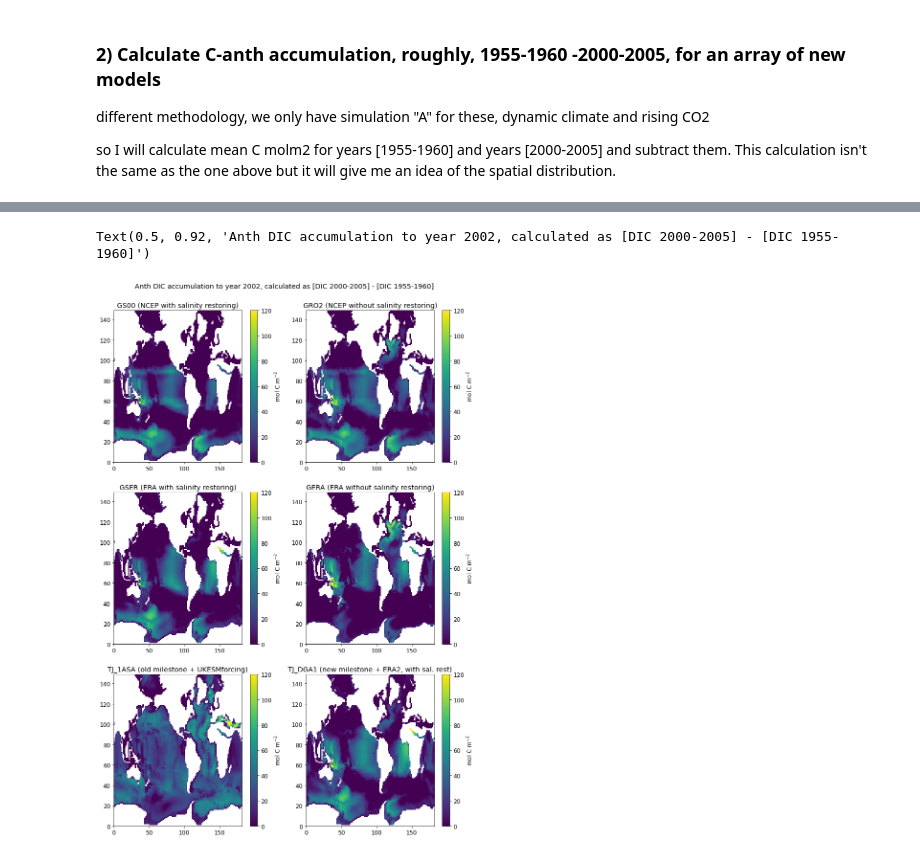
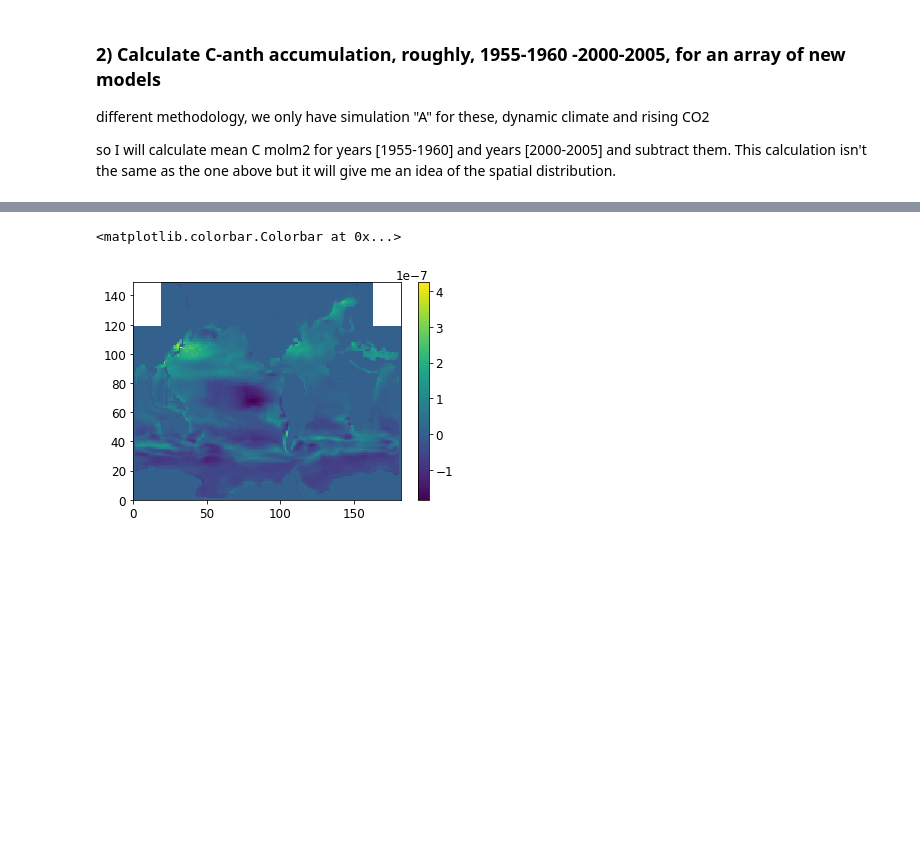
Before and after one commit to tjarnikova/SOZONE, a Jupyter notebook: GRO2_FORCING_EXPERIMENT/anthCarbonAccumulation_figx3.4.2.ipynb, the cells around one changed output, grey strips where cells are left out. Drawn from its saved outputs; the diff is of its cells as text; code cells hidden in the pictures; blank space fills up the shorter version.

Commit message:
make anth carbon accumulation better

```diff
--- a/GRO2_FORCING_EXPERIMENT/anthCarbonAccumulation_figx3.4.2.ipynb
+++ b/GRO2_FORCING_EXPERIMENT/anthCarbonAccumulation_figx3.4.2.ipynb
@@ -186,27 +326,8 @@ DGA1_anthdic_molm2_2d = get_anthdic_mol_m2(model_name = 'TOM12_TJ_DGA1')
 # %%
-fact = 1.1
-fig, axs = plt.subplots(3,2, figsize=(12*fact, 18*fact), facecolor='w', edgecolor='k')
-axs = axs.ravel()
+w = xr.open_dataset('/gpfs/data/greenocean/software/runs/TOM12_TJ_DGA1/ORCA2_1m_20190101_20191231_diad_T.nc')
 
-anthdics = [GS00_anthdic_molm2_2d,
-            GRO2_anthdic_molm2_2d,
-            GSER_anthdic_molm2_2d,
-            GERA_anthdic_molm2_2d, \
-           TJ_1ASA_anthdic_molm2_2d,
-            DGA1_anthdic_molm2_2d]
-titles = ['GS00 (NCEP with salinity restoring)',
-          'GRO2 (NCEP without salinity restoring)',
-          'GSER (ERA with salinity restoring)',
-          'GERA (ERA without salinity restoring)',
-          'TJ_1ASA (old milestone + UKESMforcing)',
-          'TJ_DGA1 (new milestone + ERA2, with sal. rest)']
-
-for i in range(0,len(anthdics)):
-    w = axs[i].pcolormesh(anthdics[i], vmin = 0, vmax = 120)
-    plt.colorbar(w, label = 'mol C m$^{-2}$', ax = axs[i] )
-    axs[i].set_title(titles[i])
-
-plt.suptitle('Anth DIC accumulation to year 2002, calculated as [DIC 2000-2005] - [DIC 1955-1960]', y = 0.92)
+q = plt.pcolormesh(w.Cflx[0,:,:])
+plt.colorbar(q)
 # %% [output]
-Text(0.5, 0.92, 'Anth DIC accumulation to year 2002, calculated as [DIC 2000-2005] - [DIC 1955-1960]')
+<matplotlib.colorbar.Colorbar at 0x...>
-[figure, old version]
+[figure, new version]
```
Also changed, not shown: parts of 17 cells of this notebook.
